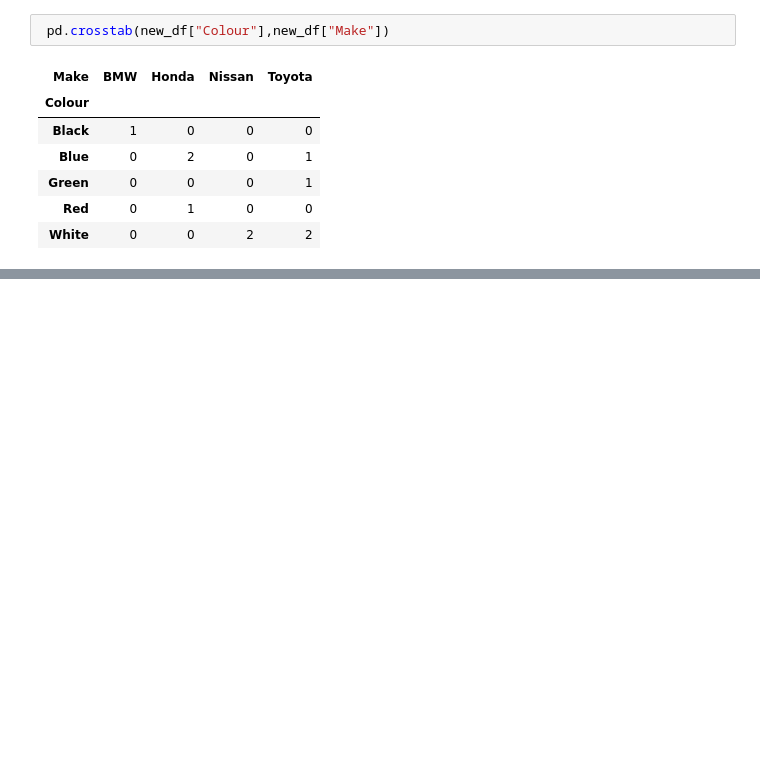
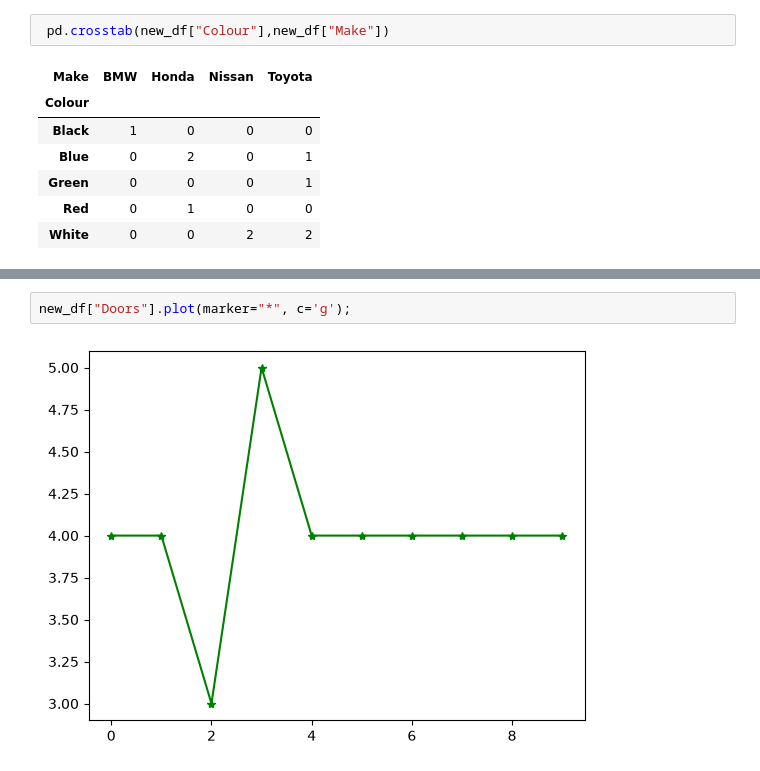
Before and after one commit to lakshanapriya05/repo_GenAI, a Jupyter notebook: pandas.ipynb, the cells around one changed output, grey strips where cells are left out. Saved outputs shown, nothing was run; the diff lists cells and outputs as text; blank space fills up the shorter version.

```diff
--- a/pandas.ipynb
+++ b/pandas.ipynb
@@ -262,0 +283,4 @@ pd.crosstab(new_df["Make"],new_df["Colour"])
+# %%
+new_df["Doors"].plot(marker="*", c='g');
+# %% [output]
+[figure, added]
```
Also changed, not shown: parts of 81 cells of this notebook, 2 other files.
